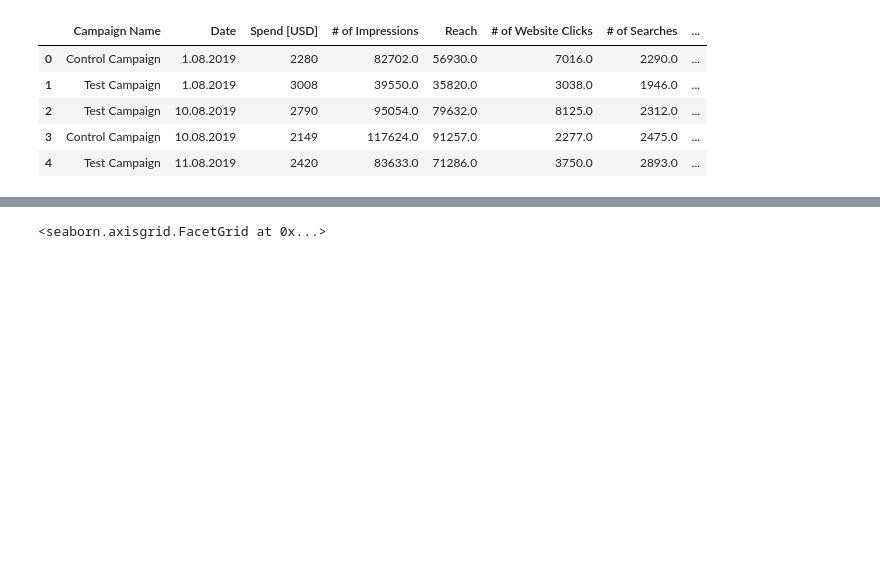
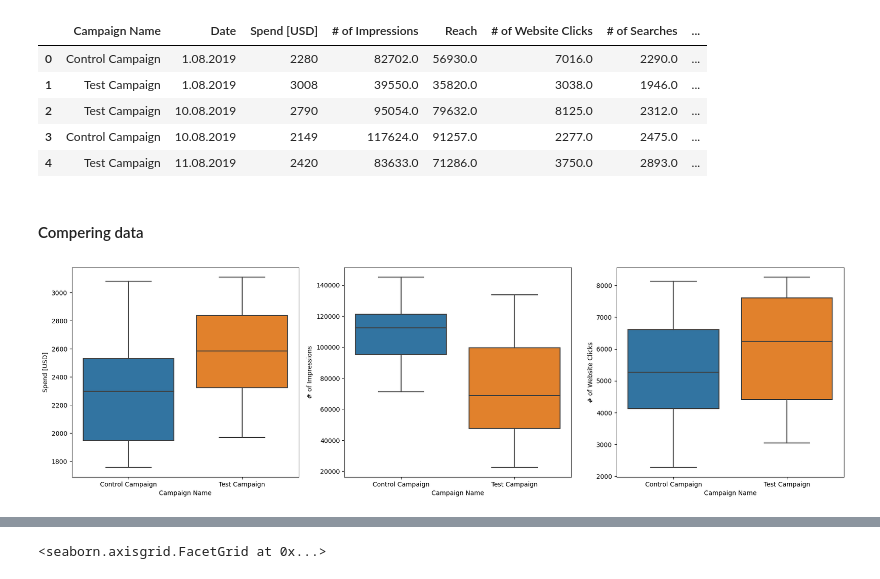
Before and after one commit to mary-zh555/A_B_test_analysis, a Jupyter notebook: a_b_testing.ipynb, the cells around one changed output, grey strips where cells are left out. Drawn from its saved outputs; the diff is of its cells as text; code cells hidden in the pictures; blank space fills up the shorter version.

```diff
--- a/a_b_testing.ipynb
+++ b/a_b_testing.ipynb
@@ -26,8 +29,8 @@ import matplotlib.pyplot as plt
 %matplotlib inline
 import seaborn as sns
 # %%
-control_group_path = "control_group.csv"
-test_group_path = "test_group.csv"
+control_group_path = "data/control_group.csv"
+test_group_path = "data/test_group.csv"
 
 control_group_data = pd.read_csv(control_group_path, delimiter=";")
 test_group_data = pd.read_csv(test_group_path, delimiter=";")
@@ -121 +135,11 @@ control_group_data
+# %%
+control_group_data['CTR'] = control_group_data['# of Website Clicks']/control_group_data['# of Impressions']
+control_group_data['CR'] = control_group_data['# of Purchase']/control_group_data['# of Website Clicks']
+control_group_data['CPC'] = control_group_data['Spend [USD]']/control_group_data['# of Website Clicks']
+control_group_data['CPA'] = control_group_data['Spend [USD]']/control_group_data['# of Purchase']
+
+test_group_data['CTR'] = test_group_data['# of Website Clicks']/test_group_data['# of Impressions']
+test_group_data['CR'] = test_group_data['# of Purchase']/test_group_data['# of Website Clicks']
+test_group_data['CPC'] = test_group_data['Spend [USD]']/test_group_data['# of Website Clicks']
+test_group_data['CPA'] = test_group_data['Spend [USD]']/test_group_data['# of Purchase']
 # %%
@@ -130,3 +155,15 @@ ab_data.head()
 | 2 | Test Campaign | 10.08.2019 | 2790 | 95054.0 | 79632.0 | 8125.0 | 2312.0 | ... |
 | 3 | Control Campaign | 10.08.2019 | 2149 | 117624.0 | 91257.0 | 2277.0 | 2475.0 | ... |
 | 4 | Test Campaign | 11.08.2019 | 2420 | 83633.0 | 71286.0 | 3750.0 | 2893.0 | ... |
+# %% [markdown]
+#### Compering data
+# %%
+fig, ax = plt.subplots(ncols=3, figsize=(22,6))
+
+ax1 = sns.boxplot(x="Campaign Name", y="Spend [USD]", data=ab_data, ax=ax[0])
+ax2 = sns.boxplot(x="Campaign Name", y="# of Impressions", data=ab_data, ax=ax[1])
+ax3 = sns.boxplot(x="Campaign Name", y="# of Website Clicks", data=ab_data, ax=ax[2])
+
+plt.show()
+# %% [output]
+[figure, added]
```
Also changed, not shown: parts of 11 cells of this notebook.
